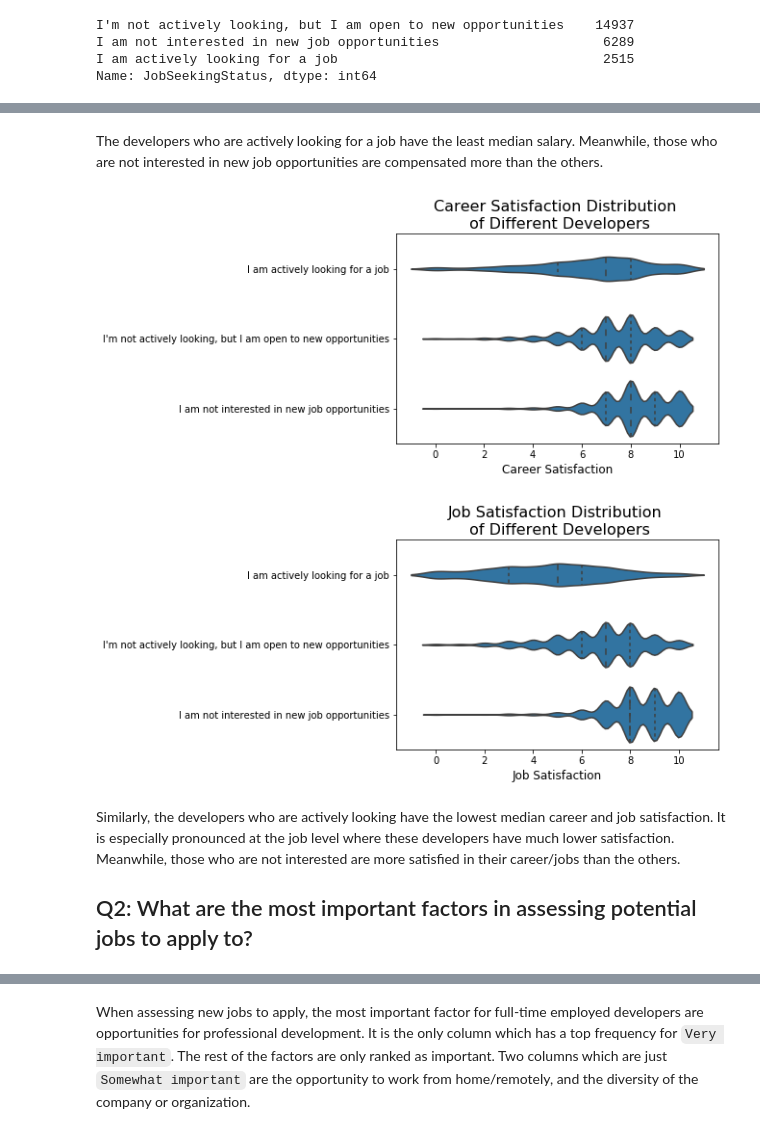
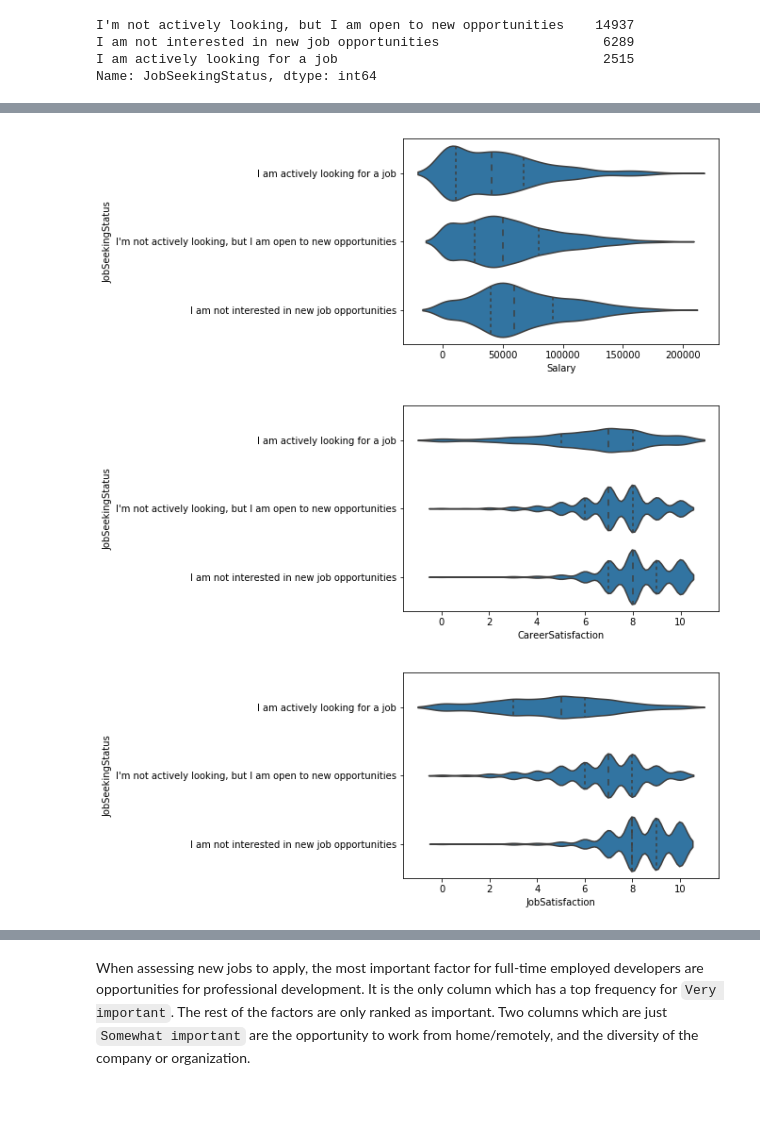
Before and after one commit to renzsumera/dsnd-p4-intro-data-science, a Jupyter notebook: WhyDevelopersLeave.ipynb, the cells around one changed output, grey strips where cells are left out. Saved outputs shown, nothing was run; the diff lists cells and outputs as text; code cells hidden in the pictures; blank space fills up the shorter version.

```diff
--- a/WhyDevelopersLeave.ipynb
+++ b/WhyDevelopersLeave.ipynb
@@ -140,23 +189,14 @@ Text(0,0.5,'')
-# %% [markdown]
-The developers who are actively looking for a job have the least median salary. Meanwhile, those who are not interested in new job opportunities are compensated more than the others.
-# %%
-sns.violinplot(data=df, y='JobSeekingStatus', x='CareerSatisfaction', color=base_color, inner='quartile')
-plt.title('Career Satisfaction Distribution \n of Different Developers', fontsize=16)
-plt.xlabel('Career Satisfaction', fontsize=12)
-plt.ylabel('');
-# %% [output]
-[figure, removed]
-# %%
-sns.violinplot(data=df, y='JobSeekingStatus', x='JobSatisfaction', color=base_color, inner='quartile')
-plt.title('Job Satisfaction Distribution \n of Different Developers', fontsize=16);
-plt.xlabel('Job Satisfaction', fontsize=12)
-plt.ylabel('');
-# %% [output]
-[figure, removed]
-# %% [markdown]
-Similarly, the developers who are actively looking have the lowest median career and job satisfaction. It is especially pronounced at the job level where these developers have much lower satisfaction. Meanwhile, those who are not interested are more satisfied in their career/jobs than the others.
-
-## Q2: What are the most important factors in assessing potential jobs to apply to?
+# %%
+cols = ['Salary', 'CareerSatisfaction', 'JobSatisfaction']
+
+# Create bar plots for each column and compare the distributions
+for c in cols:
+    fig, ax = plt.subplots()
+    sns.violinplot(data=df, y='JobSeekingStatus', x=c, color=base_color, inner='quartile', ax=ax)
+# %% [output]
+[figure, added]
+[figure, added]
+[figure, added]
 # %%
 # Create list of columns which start with `assess`
 assess_list = ['AssessJobIndustry',
```
Also changed, not shown: parts of 51 cells of this notebook.
